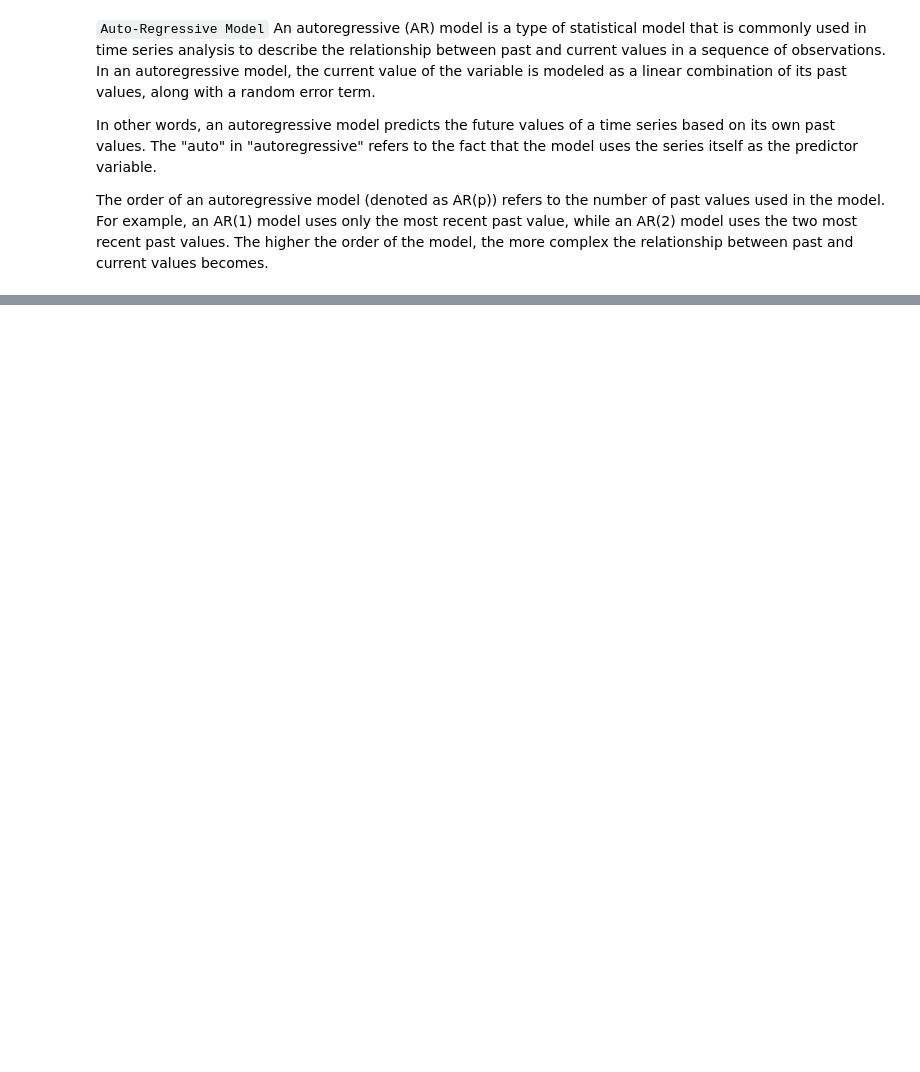
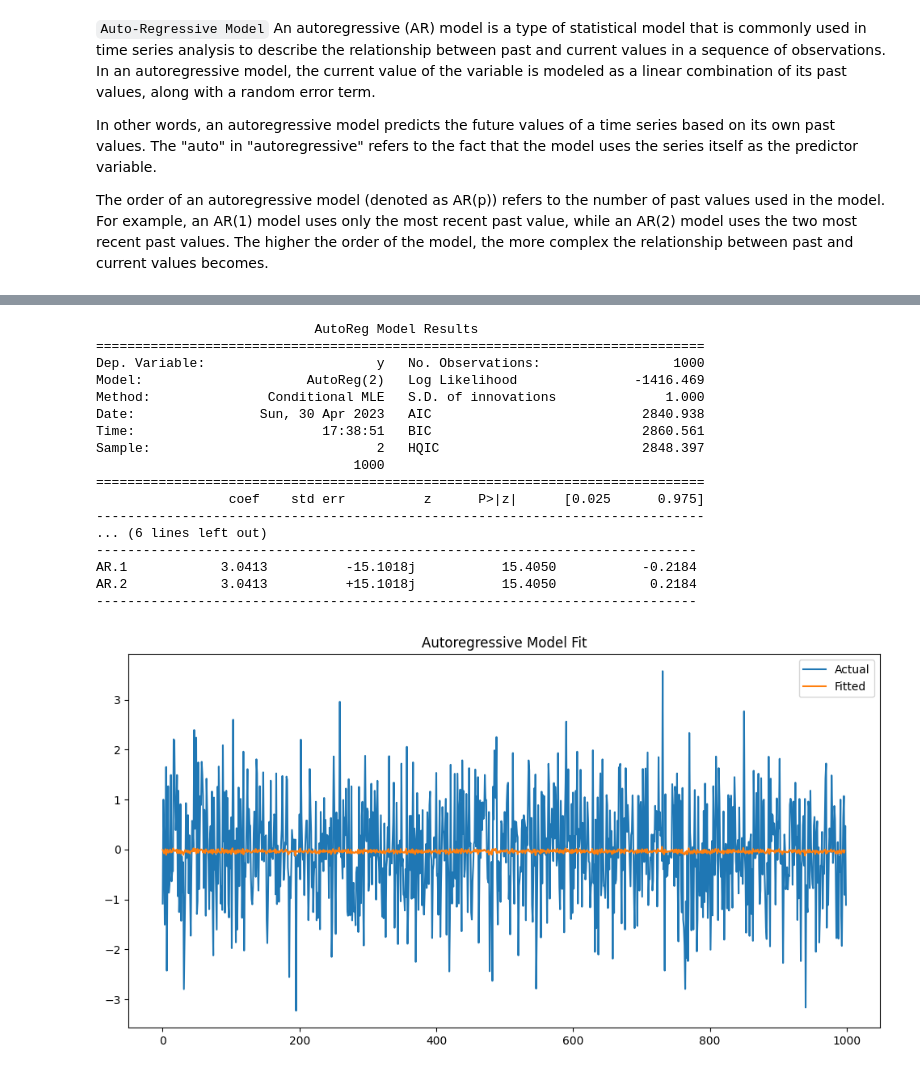
Before and after one commit to raidharmender/MultiVarTSPred, a Jupyter notebook: analysis.ipynb, the cells around one changed output, grey strips where cells are left out. Drawn from its saved outputs; the diff is of its cells as text; code cells hidden in the pictures; blank space fills up the shorter version.

```diff
--- a/analysis.ipynb
+++ b/analysis.ipynb
@@ -113,0 +163,42 @@ Overall, DL approaches can be a powerful tool for time series forecasting, but t
+# %%
+import numpy as np
+import statsmodels.api as sm
+import matplotlib.pyplot as plt
+
+# Generate random data
+np.random.seed(123)
+data = np.random.normal(size=1000)
+
+# Fit autoregressive model
+model = sm.tsa.AutoReg(data, lags=2, old_names=False)
+result = model.fit()
+
+# Print model summary
+print(result.summary())
+
+# Plot the data and fitted values
+plt.figure(figsize=(12, 6))
+plt.plot(data, label='Actual')
+plt.plot(result.fittedvalues, label='Fitted')
+plt.title('Autoregressive Model Fit')
+plt.legend()
+plt.show()
+# %% [output]
+                            AutoReg Model Results
+==============================================================================
+Dep. Variable:                      y   No. Observations:                 1000
+Model:                     AutoReg(2)   Log Likelihood               -1416.469
+Method:               Conditional MLE   S.D. of innovations              1.000
+Date:                Sun, 30 Apr 2023   AIC                           2840.938
+Time:                        17:38:51   BIC                           2860.561
+Sample:                             2   HQIC                          2848.397
+                                 1000
+==============================================================================
+                 coef    std err          z      P>|z|      [0.025      0.975]
+------------------------------------------------------------------------------
+... (6 lines left out)
+-----------------------------------------------------------------------------
+AR.1            3.0413          -15.1018j           15.4050           -0.2184
+AR.2            3.0413          +15.1018j           15.4050            0.2184
+-----------------------------------------------------------------------------
+[figure, added]
```
Also changed, not shown: parts of 9 cells of this notebook, 1 other file.
